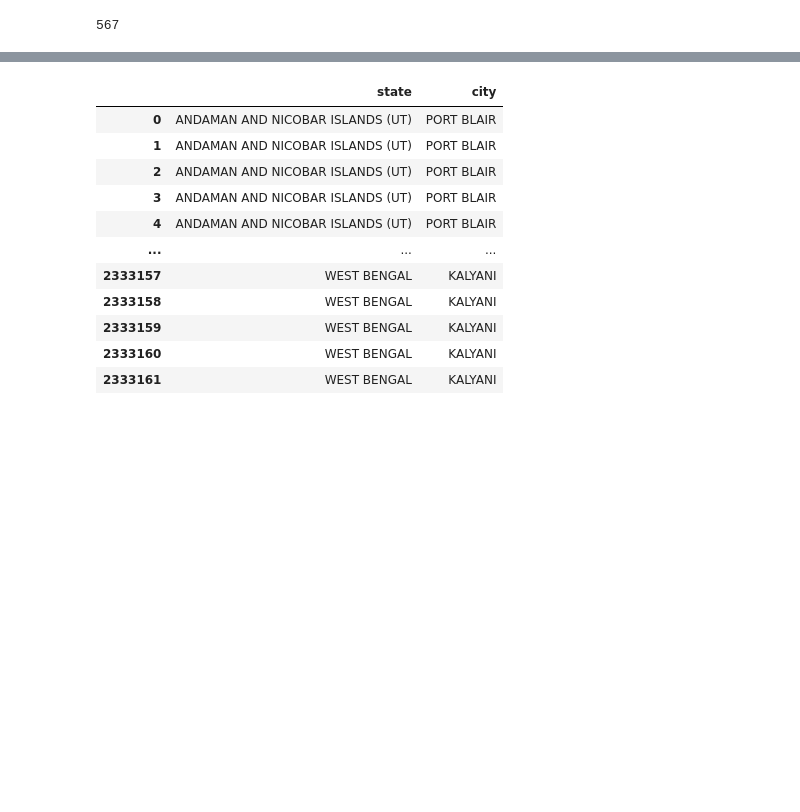
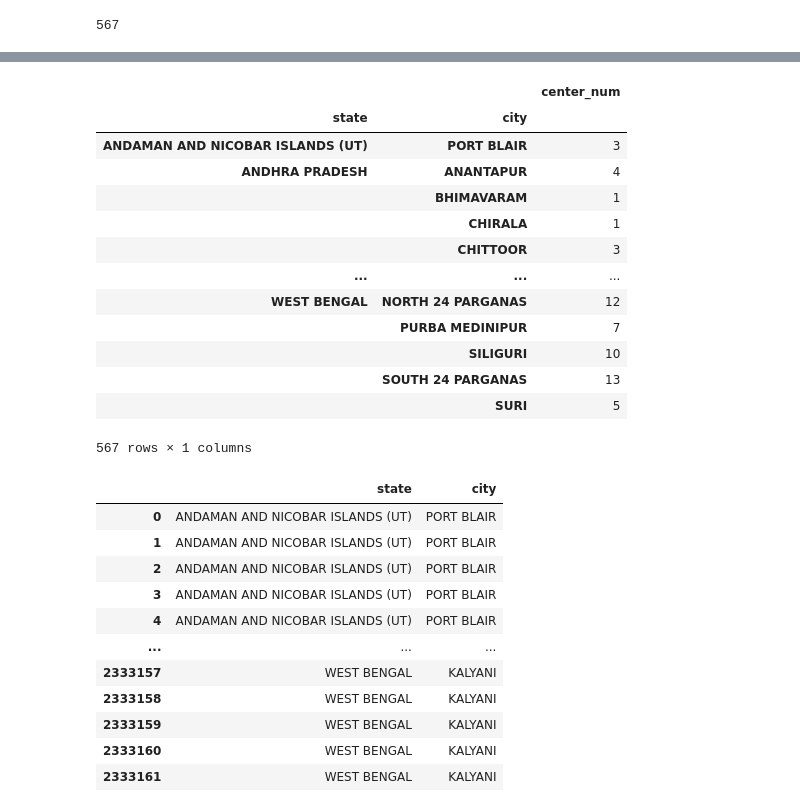
Before and after one commit to paramcgwala-crypto/param_pythonand_ml_turtle_graphic_proper_notation, a Jupyter notebook: basic_Tradition_programing_python/all_neet_marks_2607.ipynb, the cells around one changed output, grey strips where cells are left out. Drawn from its saved outputs; the diff is of its cells as text; code cells hidden in the pictures; blank space fills up the shorter version.

```diff
--- a/basic_Tradition_programing_python/all_neet_marks_2607.ipynb
+++ b/basic_Tradition_programing_python/all_neet_marks_2607.ipynb
@@ -24,3 +163,20 @@ df["city"].nunique()  # tota number of uniwue value batata hai
+# %%
+df.groupby(['state','city']).agg({'center_num':'nunique'})
+# %% [output]
+|  |  | center_num |
+| state | city |  |
+| ANDAMAN AND NICOBAR ISLANDS (UT) | PORT BLAIR | 3 |
+| ANDHRA PRADESH | ANANTAPUR | 4 |
+|  | BHIMAVARAM | 1 |
+|  | CHIRALA | 1 |
+|  | CHITTOOR | 3 |
+| ... | ... | ... |
+| WEST BENGAL | NORTH 24 PARGANAS | 12 |
+|  | PURBA MEDINIPUR | 7 |
+|  | SILIGURI | 10 |
+|  | SOUTH 24 PARGANAS | 13 |
+|  | SURI | 5 |
+567 rows × 1 columns
 # %%
 df[["state","city"]]
 # %% [output]
```
Also changed, not shown: parts of 13 cells of this notebook.
